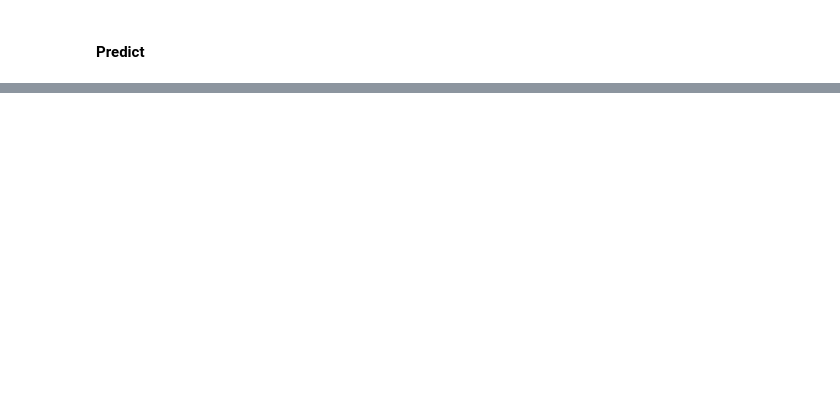
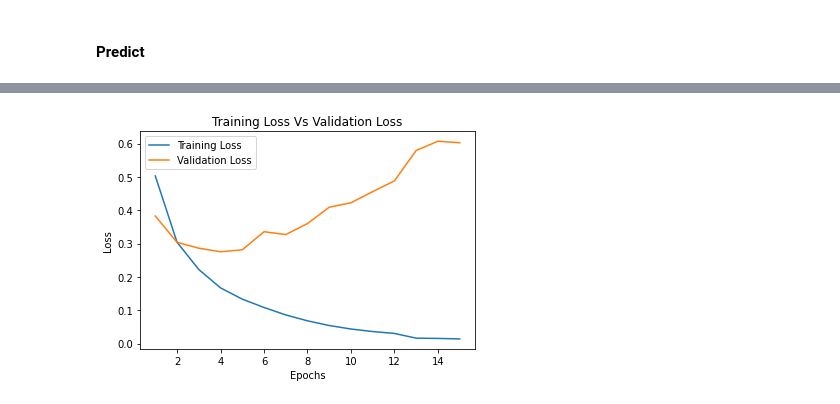
Before and after one commit to gurupratap-matharu/ai, a Jupyter notebook: notebooks/imdb_movie_reviews_classification.ipynb, the cells around one changed output, grey strips where cells are left out. Cells and saved outputs as stored; diff of their text form; code cells hidden in the pictures; blank space fills up the shorter version.

```diff
--- a/notebooks/imdb_movie_reviews_classification.ipynb
+++ b/notebooks/imdb_movie_reviews_classification.ipynb
@@ -217,0 +249,16 @@ np.max(y_pred)
+# %%
+model = models.Sequential()
+
+model.add(layers.Dense(16, activation="tanh", input_shape=(10000,)))
+model.add(layers.Dense(16, activation="relu"))
+model.add(layers.Dense(1, activation="sigmoid"))
+
+model.compile(optimizer="rmsprop", loss="binary_crossentropy", metrics=["accuracy"])
+
+history = model.fit(
+    partial_x_train,
+    partial_y_train,
+    epochs=15,
+    batch_size=512,
+    validation_data=(x_val, y_val),
+)
@@ -217,0 +283,21 @@ np.max(y_pred)
+# %%
+d = history.history
+loss, accuracy, val_loss, val_accuracy = (
+    d["loss"],
+    d["accuracy"],
+    d["val_loss"],
+    d["val_accuracy"],
+)
+epochs = range(1, len(loss) + 1)
+# %%
+plt.plot(epochs, loss, label="Training Loss")
+plt.plot(epochs, val_loss, label="Validation Loss")
+
+plt.xlabel("Epochs")
+plt.ylabel("Loss")
+plt.title("Training Loss Vs Validation Loss")
+plt.legend()
+
+plt.show()
+# %% [output]
+[figure, added]
```
Also changed, not shown: parts of 22 cells of this notebook, 1 other file.
